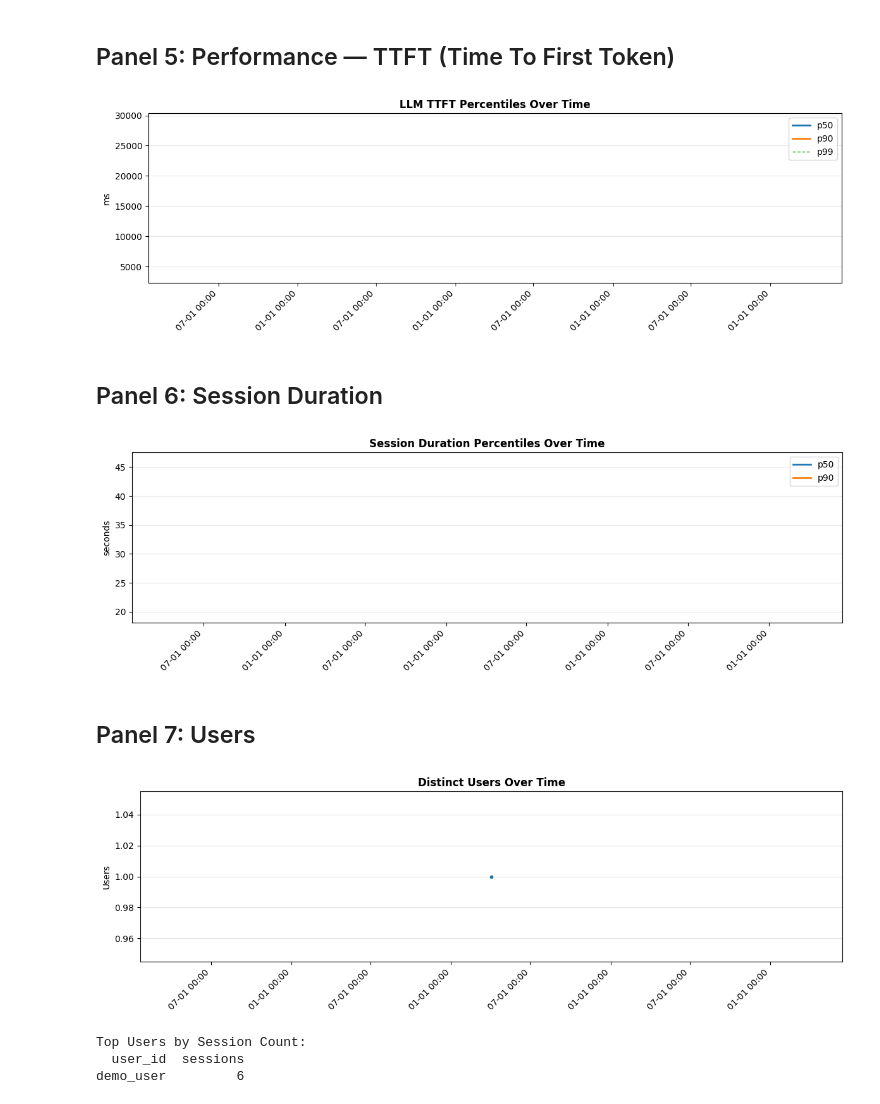
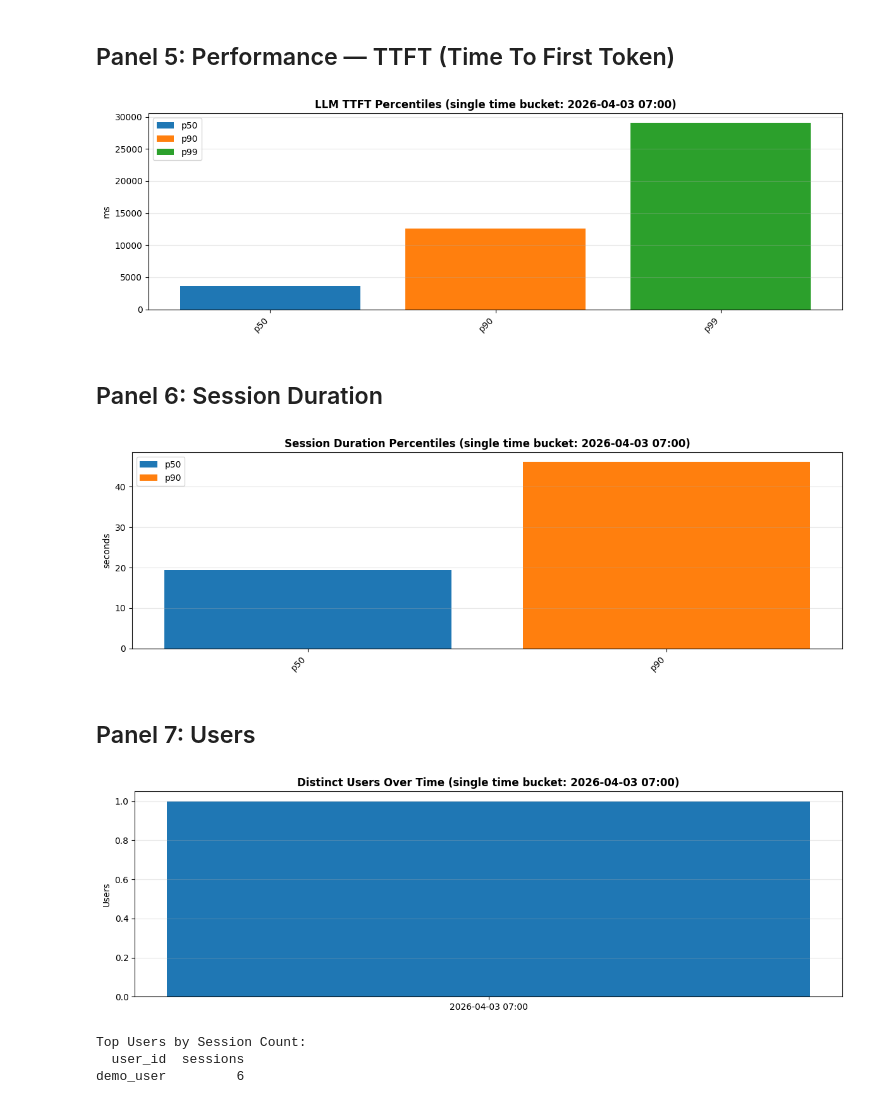
Before and after one commit to caohy1988/BigQuery-Agent-Analytics-SDK, a Jupyter notebook: examples/dashboard_v2.ipynb, the cells around one changed output. Drawn from its saved outputs; the diff is of its cells as text; code cells hidden in the pictures.

```diff
--- a/examples/dashboard_v2.ipynb
+++ b/examples/dashboard_v2.ipynb
@@ -691,19 +710,11 @@ FROM llm_events
 WHERE event_type = 'LLM_RESPONSE' AND ttft_ms IS NOT NULL
 GROUP BY hour ORDER BY hour
 """)
-if not df.empty:
-    fig, ax = plt.subplots(figsize=(12, 4))
-    ax.plot(df["hour"], df["p50"], label="p50", linewidth=2)
-    ax.plot(df["hour"], df["p90"], label="p90", linewidth=2)
-    ax.plot(df["hour"], df["p99"], label="p99", linewidth=1, linestyle="--")
-    fmt_ax(ax, "LLM TTFT Percentiles Over Time", ylabel="ms")
-    ax.legend()
-    plt.tight_layout()
-    plt.show()
-else:
-    print("No TTFT data (time_to_first_token_ms not emitted by all models).")
+time_plot(df, "hour", ["p50", "p90", "p99"],
+          "LLM TTFT Percentiles", "ms",
+          labels=["p50", "p90", "p99"])
 # %% [output]
-[figure, old version]
+[figure, new version]
 # %% [markdown]
 ## Panel 6: Session Duration
 # %%
@@ -711,44 +722,30 @@ else:
 df = run("""
 SELECT
   TIMESTAMP_TRUNC(start_ts, HOUR) AS hour,
-  APPROX_QUANTILES(duration_ms, 100)[OFFSET(50)] AS p50,
-  APPROX_QUANTILES(duration_ms, 100)[OFFSET(90)] AS p90
+  APPROX_QUANTILES(duration_ms, 100)[OFFSET(50)] / 1000 AS p50_sec,
+  APPROX_QUANTILES(duration_ms, 100)[OFFSET(90)] / 1000 AS p90_sec
 FROM session_rollups
 WHERE duration_ms > 0
 GROUP BY hour ORDER BY hour
 """)
-if not df.empty:
-    fig, ax = plt.subplots(figsize=(12, 4))
-    ax.plot(df["hour"], df["p50"] / 1000, label="p50", linewidth=2)
-    ax.plot(df["hour"], df["p90"] / 1000, label="p90", linewidth=2)
-    fmt_ax(ax, "Session Duration Percentiles Over Time", ylabel="seconds")
-    ax.legend()
-    plt.tight_layout()
-    plt.show()
-else:
-    print("No session duration data.")
+time_plot(df, "hour", ["p50_sec", "p90_sec"],
+          "Session Duration Percentiles", "seconds",
+          labels=["p50", "p90"])
 # %% [output]
-[figure, old version]
+[figure, new version]
 # %% [markdown]
 ## Panel 7: Users
 # %%
 # Cell 24: Distinct users over time
 df = run("""
 SELECT TIMESTAMP_TRUNC(start_ts, HOUR) AS hour,
        COUNT(DISTINCT user_id) AS users
 FROM session_rollups
 GROUP BY hour ORDER BY hour
 """)
-if not df.empty:
-    fig, ax = plt.subplots(figsize=(12, 4))
-    ax.plot(df["hour"], df["users"], marker="o", markersize=3)
-    fmt_ax(ax, "Distinct Users Over Time", ylabel="Users")
-    plt.tight_layout()
-    plt.show()
-else:
-    print("No user data.")
+time_plot(df, "hour", "users", "Distinct Users Over Time", "Users")
 # %% [output]
-[figure, old version]
+[figure, new version]
 # %%
 # Cell 25: Top users by sessions
 df = run("""
```
Also changed, not shown: parts of 12 cells of this notebook.
